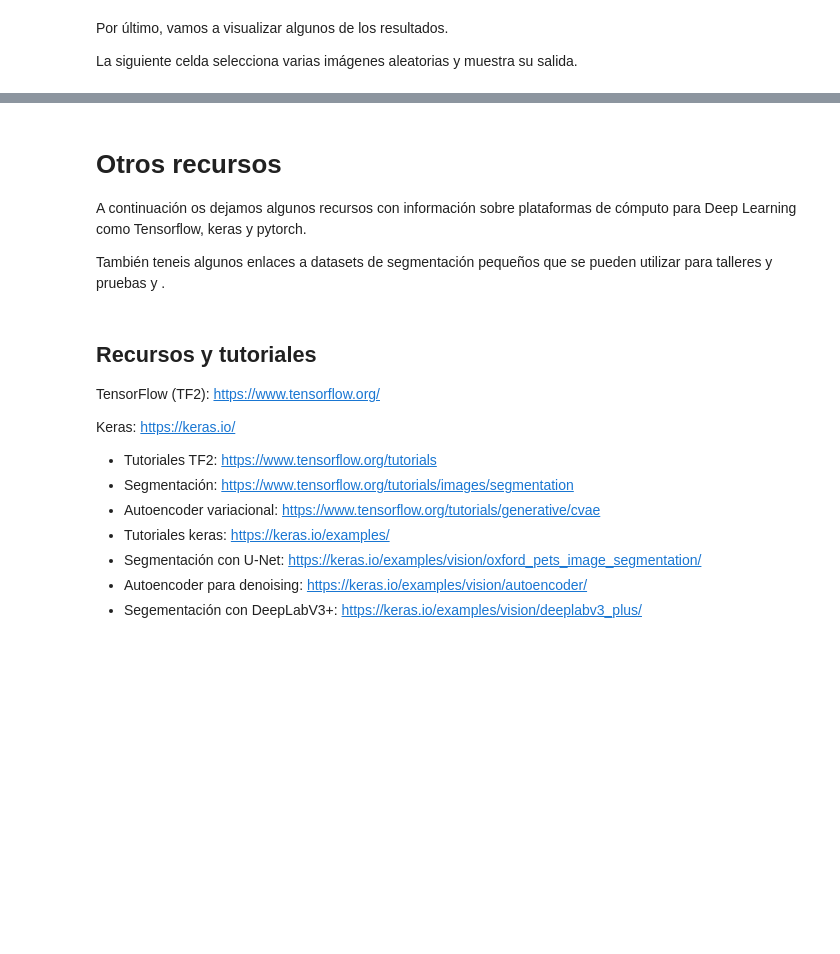
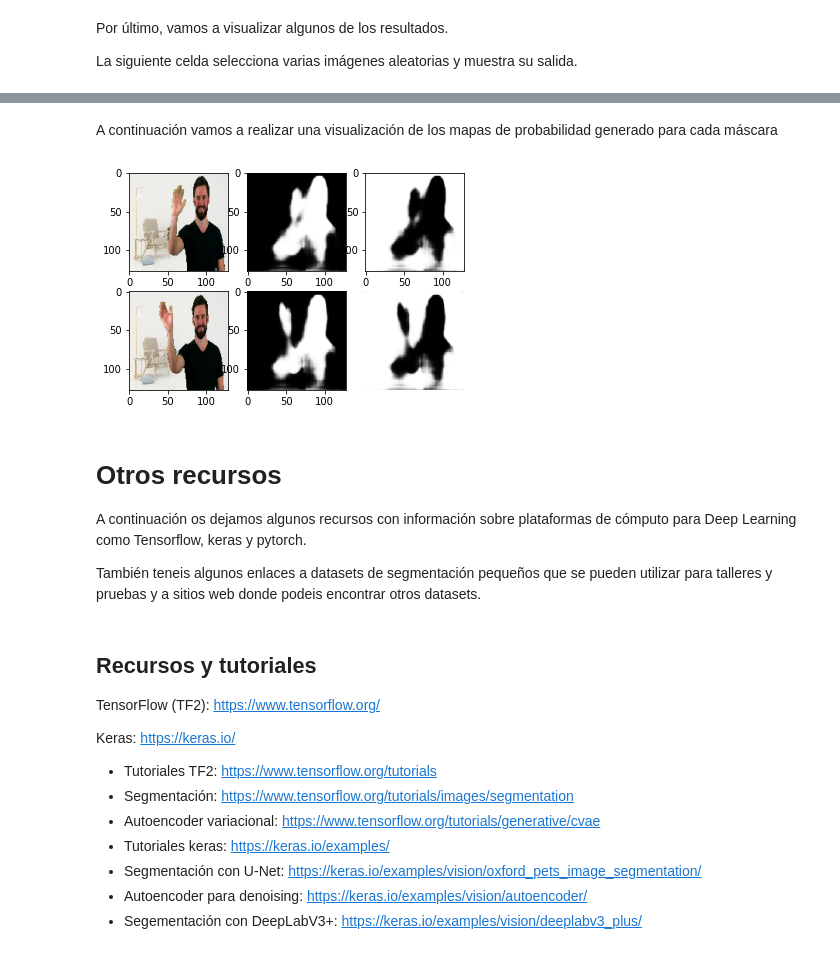
Before and after one commit to SergioHdezG/TallerSegmentacionMOVA, a Jupyter notebook: taller_1.ipynb, the cells around one changed output, grey strips where cells are left out. Saved outputs shown, nothing was run; the diff lists cells and outputs as text; code cells hidden in the pictures; blank space fills up the shorter version.

```diff
--- a/taller_1.ipynb
+++ b/taller_1.ipynb
@@ -676,8 +713,48 @@ plt.show()
+# %% [markdown]
+A continuación vamos a realizar una visualización de los mapas de probabilidad generado para cada máscara
+# %%
+# Selecionamos varias imágenes aleatorias del conjunto de test
+examples_index = np.random.choice(x_test.shape[0], 2)
+examples = x_test[examples_index]
+
+# Realizamos la predicción con el autoencoder
+predictions = unet.predict(examples)
+
+predictions_bg = predictions[:, :, :, 0]
+predictions_fg = predictions[:, :, :, 1]
+
+# Preparamos la figura de matplotlib
+num_examples_to_generate = figsize*figsize
+
+fig = plt.figure()
+
+plt.subplot(2, 3, 1)  #, title='Original')
+plt.imshow(examples[0])
+
+plt.subplot(2, 3, 2)
+plt.imshow(predictions_fg[0], cmap='gray')
+
+plt.subplot(2, 3, 3)
+plt.imshow(predictions_bg[0], cmap='gray')
+
+plt.subplot(2, 3, 4)
+plt.imshow(examples[1])
+
+plt.subplot(2, 3, 5)
+plt.imshow(predictions_fg[1], cmap='gray')
+
+plt.subplot(2, 3, 6)
+plt.imshow(predictions_bg[1], cmap='gray')
+
+plt.axis('off')
+plt.show()
+# %% [output]
+[figure, added]
 # %% [markdown]
 # Otros recursos
 A continuación os dejamos algunos recursos con información sobre plataformas de cómputo para Deep Learning como Tensorflow, keras y pytorch.
 
-También teneis algunos enlaces a datasets de segmentación pequeños que se pueden utilizar para talleres y pruebas y .
+También teneis algunos enlaces a datasets de segmentación pequeños que se pueden utilizar para talleres y pruebas y a sitios web donde podeis encontrar otros datasets.
 # %% [markdown]
 ## Recursos y tutoriales
 
```
Also changed, not shown: parts of 13 cells of this notebook.
